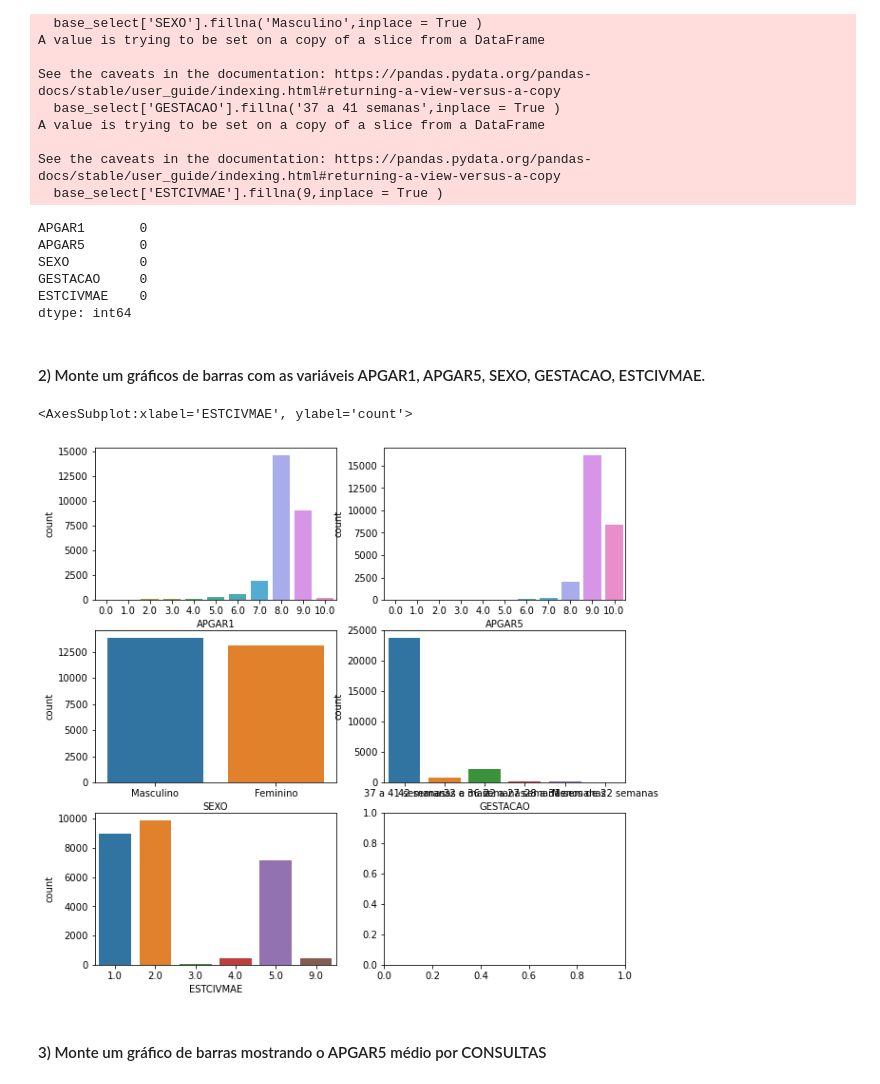
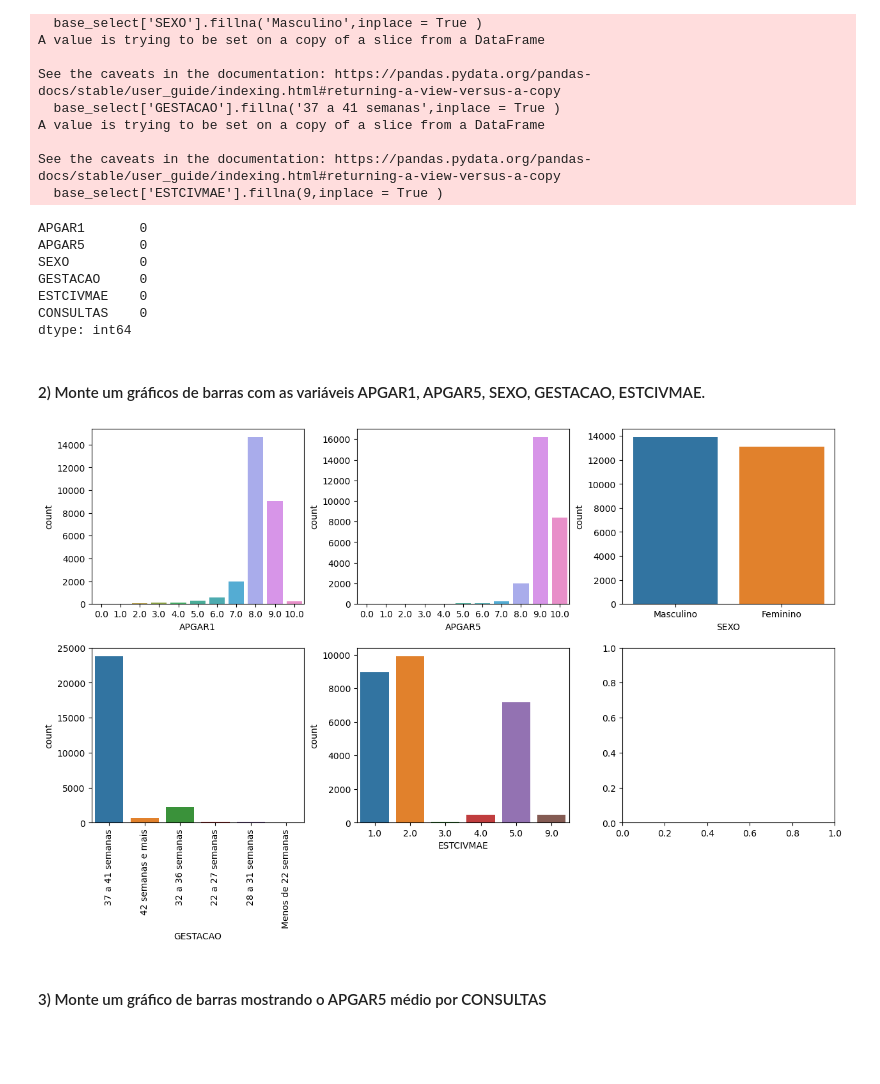
Before and after one commit to AleSanches/Ciencia-de-Dados-EBAC, a Jupyter notebook: M6 - Ex. 1.ipynb, the cells around one changed output. Cells and saved outputs as stored; diff of their text form; code cells hidden in the pictures; blank space fills up the shorter version.

```diff
--- a/M6 - Ex. 1.ipynb
+++ b/M6 - Ex. 1.ipynb
@@ -27,6 +27,6 @@ base
 27028 rows × 69 columns
 # %%
 #selecionando colunas
-base_select = base[['APGAR1', 'APGAR5', 'SEXO', 'GESTACAO', 'ESTCIVMAE']]
+base_select = base[['APGAR1', 'APGAR5', 'SEXO', 'GESTACAO', 'ESTCIVMAE','CONSULTAS']]
 base_select
 # %% [output]
@@ -79,19 +79,25 @@ APGAR5       0
 SEXO         0
 GESTACAO     0
 ESTCIVMAE    0
+CONSULTAS    0
 dtype: int64
 # %% [markdown]
 ####  2) Monte um gráficos de barras com as variáveis APGAR1, APGAR5, SEXO, GESTACAO, ESTCIVMAE.
 # %%
-plt.rc('figure', figsize=(10, 10))
-fig, axes = plt.subplots(3,2)
-sns.countplot(ax = axes[0,0], x = 'APGAR1', data = base_select)
-sns.countplot(ax = axes[0,1], x = 'APGAR5', data = base_select)
-sns.countplot(ax = axes[1,0], x = 'SEXO', data = base_select)
-sns.countplot(ax = axes[1,1], x = 'GESTACAO', data = base_select)
-sns.countplot(ax = axes[2,0], x = 'ESTCIVMAE', data = base_select)
+plt.rc('figure', figsize=(15, 8))
+fig, axes = plt.subplots(2, 3)
+
+sns.countplot(ax = axes[0, 0], x='APGAR1', data=base_select)
+sns.countplot(ax = axes[0, 1], x='APGAR5', data=base_select)
+sns.countplot(ax = axes[0, 2], x='SEXO', data=base_select)
+sns.countplot(ax = axes[1, 0], x='GESTACAO', data=base_select)
+sns.countplot(ax = axes[1, 1], x='ESTCIVMAE', data=base_select)
+axes[1,0].tick_params(axis="x", rotation = 90)
+
+
+#ajustar o espaçamento
+plt.subplots_adjust(wspace=0.25, hspace=0.25)
 # %% [output]
-<AxesSubplot:xlabel='ESTCIVMAE', ylabel='count'>
-[figure, old version]
+[figure, new version]
 # %% [markdown]
 #### 3) Monte um gráfico de barras mostrando o APGAR5 médio por CONSULTAS
```
Also changed, not shown: parts of 4 cells of this notebook.
